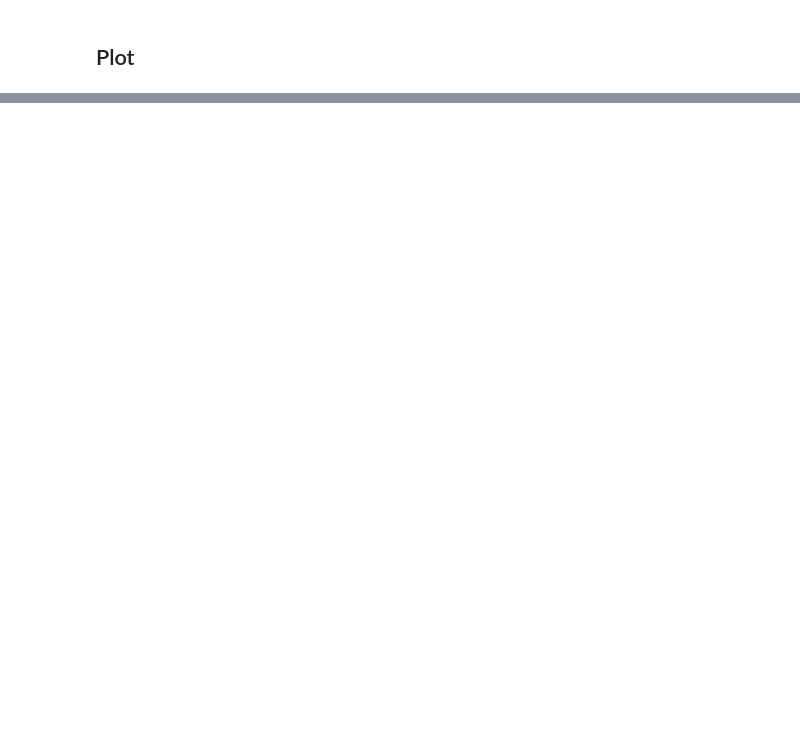
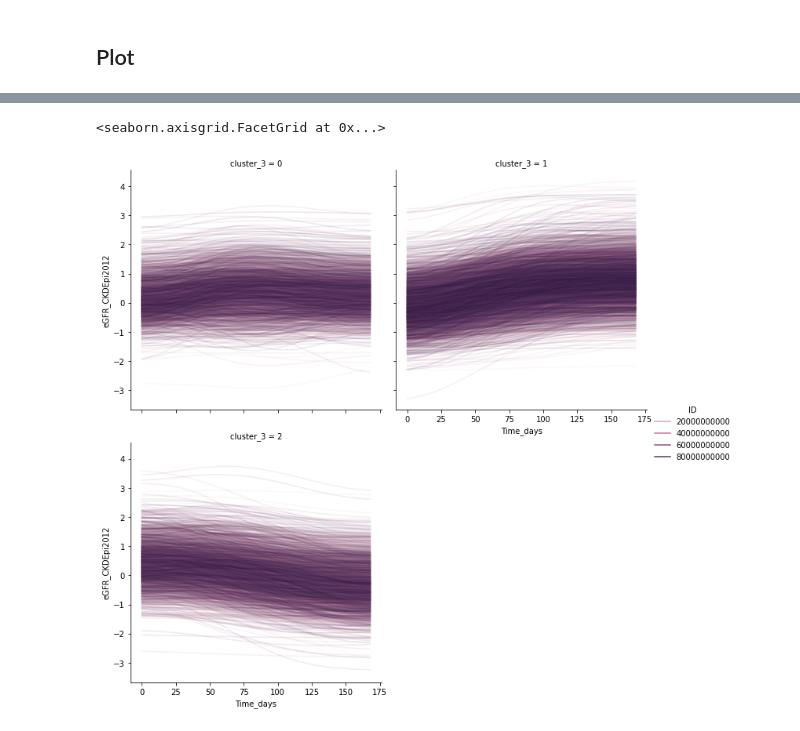
Before and after one commit to bramiozo/TimEx, a Jupyter notebook: sandbox/AKI_crossectional.ipynb, the cells around one changed output, grey strips where cells are left out. Saved outputs shown, nothing was run; the diff lists cells and outputs as text; code cells hidden in the pictures; blank space fills up the shorter version.

```diff
--- a/sandbox/AKI_crossectional.ipynb
+++ b/sandbox/AKI_crossectional.ipynb
@@ -315,9 +482,13 @@ sns.lineplot(data=RangeDFDict_smoothed[365],
 # %%
-sns.relplot(data=RangeDFDict_smoothed[365],
+sns.relplot(data=RangeDFDict_smoothed[180],
              x='Time_days',
              y='eGFR_CKDEpi2012',
              hue='ID',
              kind='line',
-             col='cluster_merged',
-             col_wrap=2
+             col='cluster_3',
+             col_wrap=2,
+             alpha=0.1
              )
+# %% [output]
+<seaborn.axisgrid.FacetGrid at 0x...>
+[figure, added]
```
Also changed, not shown: parts of 24 cells of this notebook, 1 other file.
